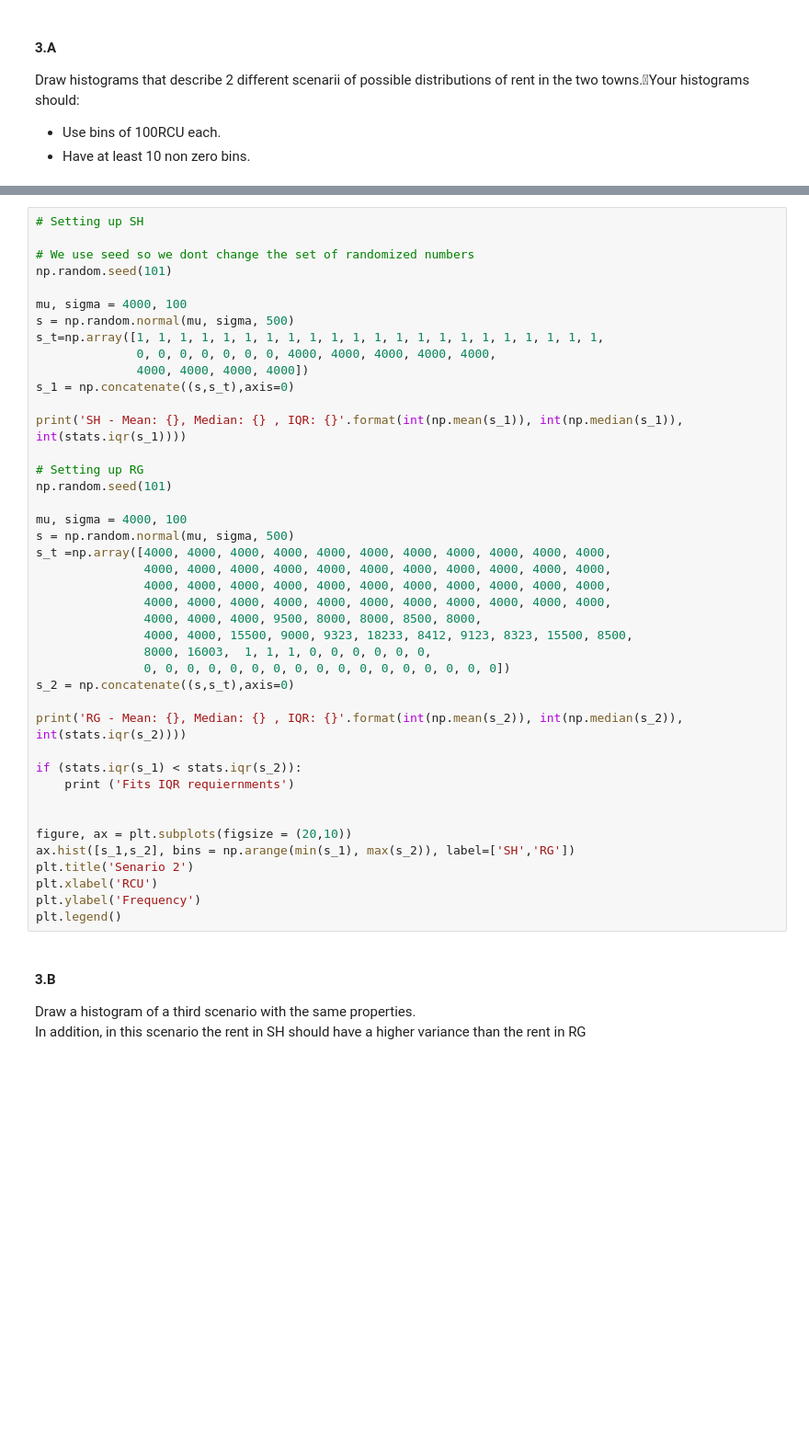
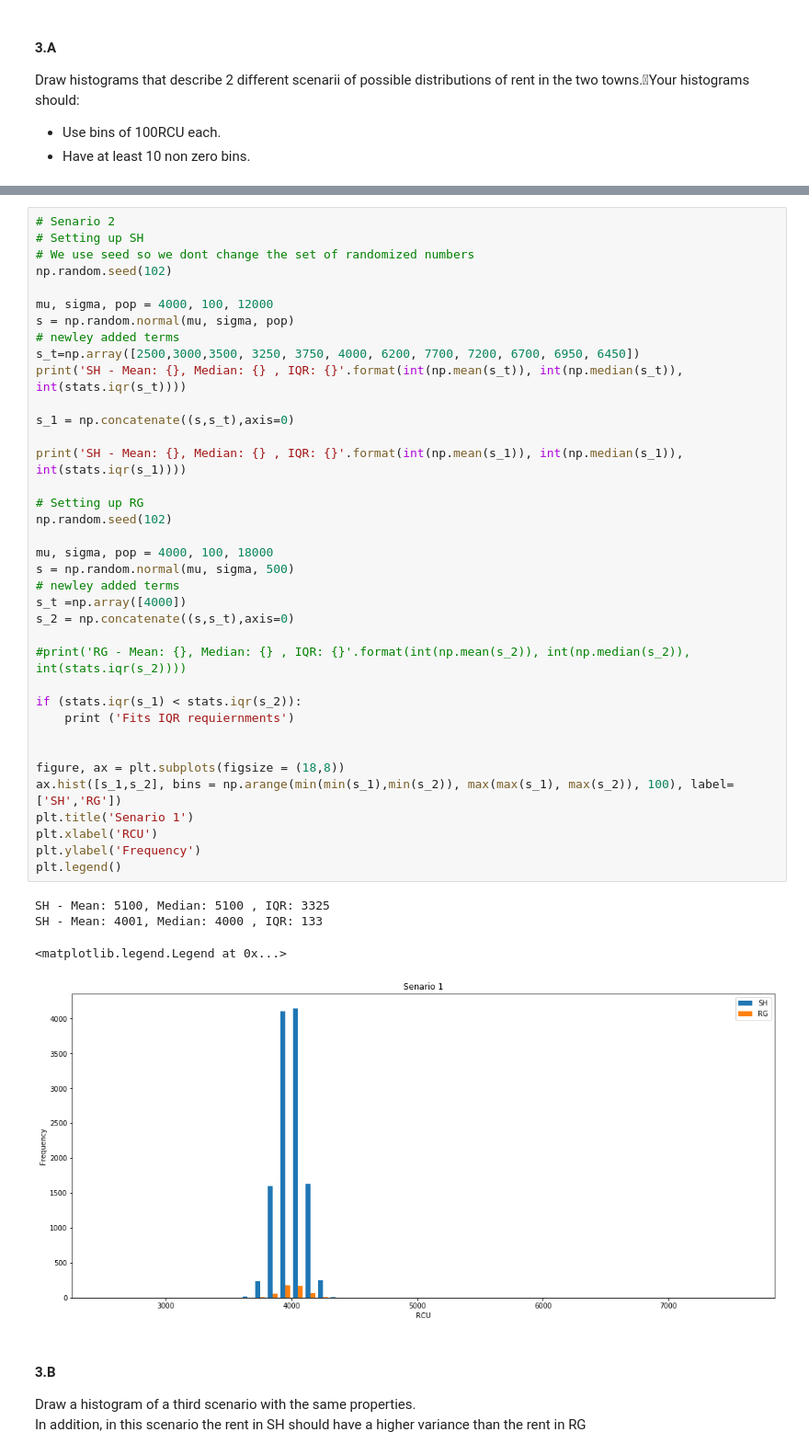
Before and after one commit to mayakerem/StatisticsDataAnalysis, a Jupyter notebook: HW1.ipynb, the cells around one changed output, grey strips where cells are left out. Shown at 92% size. Cells and saved outputs as stored; diff of their text form; blank space fills up the shorter version.

```diff
--- a/HW1.ipynb
+++ b/HW1.ipynb
@@ -265,45 +280,45 @@ plt.legend()
 # %%
+# Senario 2
 # Setting up SH
+# We use seed so we dont change the set of randomized numbers
+np.random.seed(102)
 
-# We use seed so we dont change the set of randomized numbers
-np.random.seed(101)
+mu, sigma, pop = 4000, 100, 12000
+s = np.random.normal(mu, sigma, pop)
+# newley added terms
+s_t=np.array([2500,3000,3500, 3250, 3750, 4000, 6200, 7700, 7200, 6700, 6950, 6450])
+print('SH - Mean: {}, Median: {} , IQR: {}'.format(int(np.mean(s_t)), int(np.median(s_t)), int(stats.iqr(s_t))))
 
-mu, sigma = 4000, 100
-s = np.random.normal(mu, sigma, 500)
-s_t=np.array([1, 1, 1, 1, 1, 1, 1, 1, 1, 1, 1, 1, 1, 1, 1, 1, 1, 1, 1, 1, 1, 1,
-              0, 0, 0, 0, 0, 0, 0, 4000, 4000, 4000, 4000, 4000,
-              4000, 4000, 4000, 4000])
 s_1 = np.concatenate((s,s_t),axis=0)
 
 print('SH - Mean: {}, Median: {} , IQR: {}'.format(int(np.mean(s_1)), int(np.median(s_1)), int(stats.iqr(s_1))))
 
 # Setting up RG
-np.random.seed(101)
+np.random.seed(102)
 
-mu, sigma = 4000, 100
+mu, sigma, pop = 4000, 100, 18000
 s = np.random.normal(mu, sigma, 500)
-s_t =np.array([4000, 4000, 4000, 4000, 4000, 4000, 4000, 4000, 4000, 4000, 4000,
-               4000, 4000, 4000, 4000, 4000, 4000, 4000, 4000, 4000, 4000, 4000,
-               4000, 4000, 4000, 4000, 4000, 4000, 4000, 4000, 4000, 4000, 4000,
-               4000, 4000, 4000, 4000, 4000, 4000, 4000, 4000, 4000, 4000, 4000,
-               4000, 4000, 4000, 9500, 8000, 8000, 8500, 8000,
-               4000, 4000, 15500, 9000, 9323, 18233, 8412, 9123, 8323, 15500, 8500,
-               8000, 16003,  1, 1, 1, 0, 0, 0, 0, 0, 0,
-               0, 0, 0, 0, 0, 0, 0, 0, 0, 0, 0, 0, 0, 0, 0, 0, 0])
+# newley added terms
+s_t =np.array([4000])
 s_2 = np.concatenate((s,s_t),axis=0)
 
-print('RG - Mean: {}, Median: {} , IQR: {}'.format(int(np.mean(s_2)), int(np.median(s_2)), int(stats.iqr(s_2))))
+#print('RG - Mean: {}, Median: {} , IQR: {}'.format(int(np.mean(s_2)), int(np.median(s_2)), int(stats.iqr(s_2))))
 
 if (stats.iqr(s_1) < stats.iqr(s_2)):
     print ('Fits IQR requiernments')
 
 
-figure, ax = plt.subplots(figsize = (20,10))
-ax.hist([s_1,s_2], bins = np.arange(min(s_1), max(s_2)), label=['SH','RG'])
-plt.title('Senario 2')
+figure, ax = plt.subplots(figsize = (18,8))
+ax.hist([s_1,s_2], bins = np.arange(min(min(s_1),min(s_2)), max(max(s_1), max(s_2)), 100), label=['SH','RG'])
+plt.title('Senario 1')
 plt.xlabel('RCU')
 plt.ylabel('Frequency')
 plt.legend()
+# %% [output]
+SH - Mean: 5100, Median: 5100 , IQR: 3325
+SH - Mean: 4001, Median: 4000 , IQR: 133
+<matplotlib.legend.Legend at 0x...>
+[figure, added]
 # %% [markdown]
 #### 3.B
 Draw a histogram of a third scenario with the same properties. <br>
```
Also changed, not shown: parts of 26 cells of this notebook.
